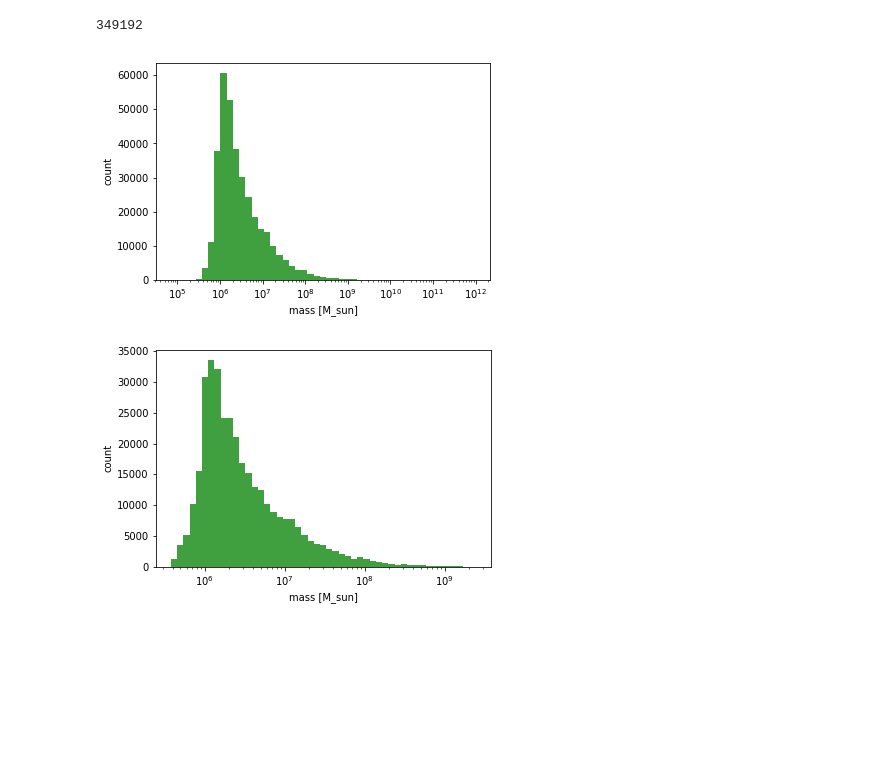
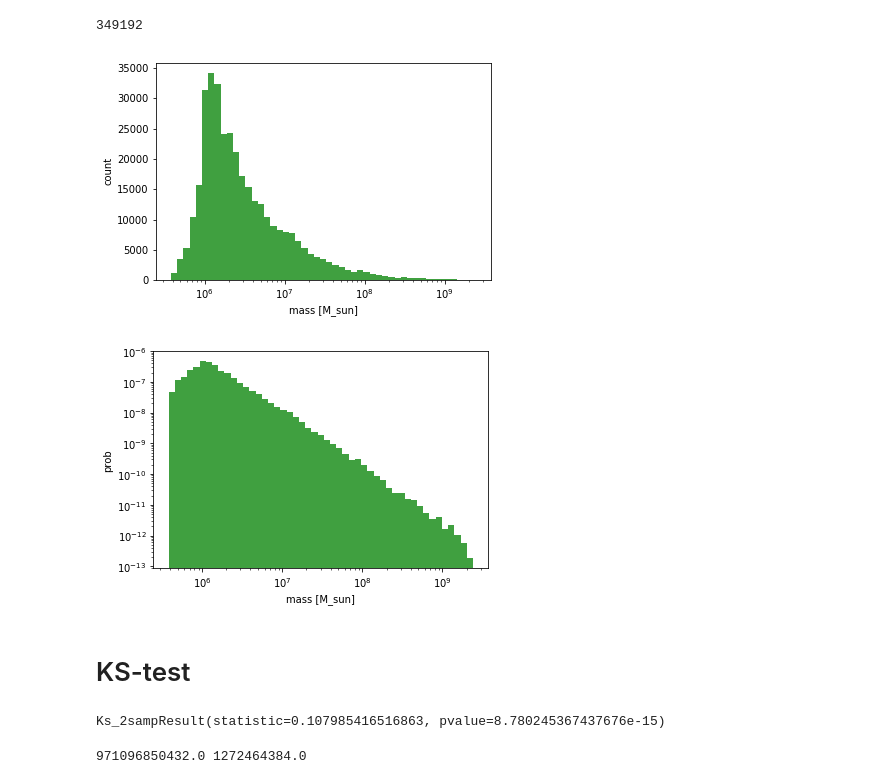
Before and after one commit to nonsk131/darkpy, a Jupyter notebook: stream1.ipynb, the cells around one changed output. Drawn from its saved outputs; the diff is of its cells as text; code cells hidden in the pictures; blank space fills up the shorter version.

```diff
--- a/stream1.ipynb
+++ b/stream1.ipynb
@@ -495,18 +498,20 @@ len(all_masses)
 # %%
 c = np.logspace(np.log10(70000), np.log10(980000000000), num=50)
 # %%
-n, bins, patches = plt.hist(all_masses, c , facecolor='g', alpha=0.75, log=False)
+n, bins, patches = plt.hist(all_masses, b , facecolor='g', alpha=0.75, log=False, density=False)
 plt.gca().set_xscale("log")
 plt.xlabel('mass [M_sun]')
 plt.ylabel('count')
 plt.savefig('dist_all.png', dpi=300)
 # %% [output]
-[figure, old version]
+[figure, new version]
 # %%
-n, bins, patches = plt.hist(all_masses, b , facecolor='g', alpha=0.75, log=False)
+n, bins, patches = plt.hist(all_masses, b , facecolor='g', alpha=0.75, log=True, density=True)
 plt.gca().set_xscale("log")
 plt.xlabel('mass [M_sun]')
-plt.ylabel('count')
+plt.ylabel('prob')
 plt.savefig('dist_all_samerange.png', dpi=300)
 # %% [output]
-[figure, old version]
+[figure, new version]
+# %% [markdown]
+# KS-test
@@ -512,0 +520,8 @@ plt.savefig('dist_all_samerange.png', dpi=300)
+# %%
+stats.ks_2samp(all_masses, masses[:,2])
+# %% [output]
+Ks_2sampResult(statistic=0.107985416516863, pvalue=8.780245367437676e-15)
+# %%
+print(max(all_masses), max(masses[:,2]))
+# %% [output]
+971096850432.0 1272464384.0
```
Also changed, not shown: parts of 19 cells of this notebook, 1 other file.
